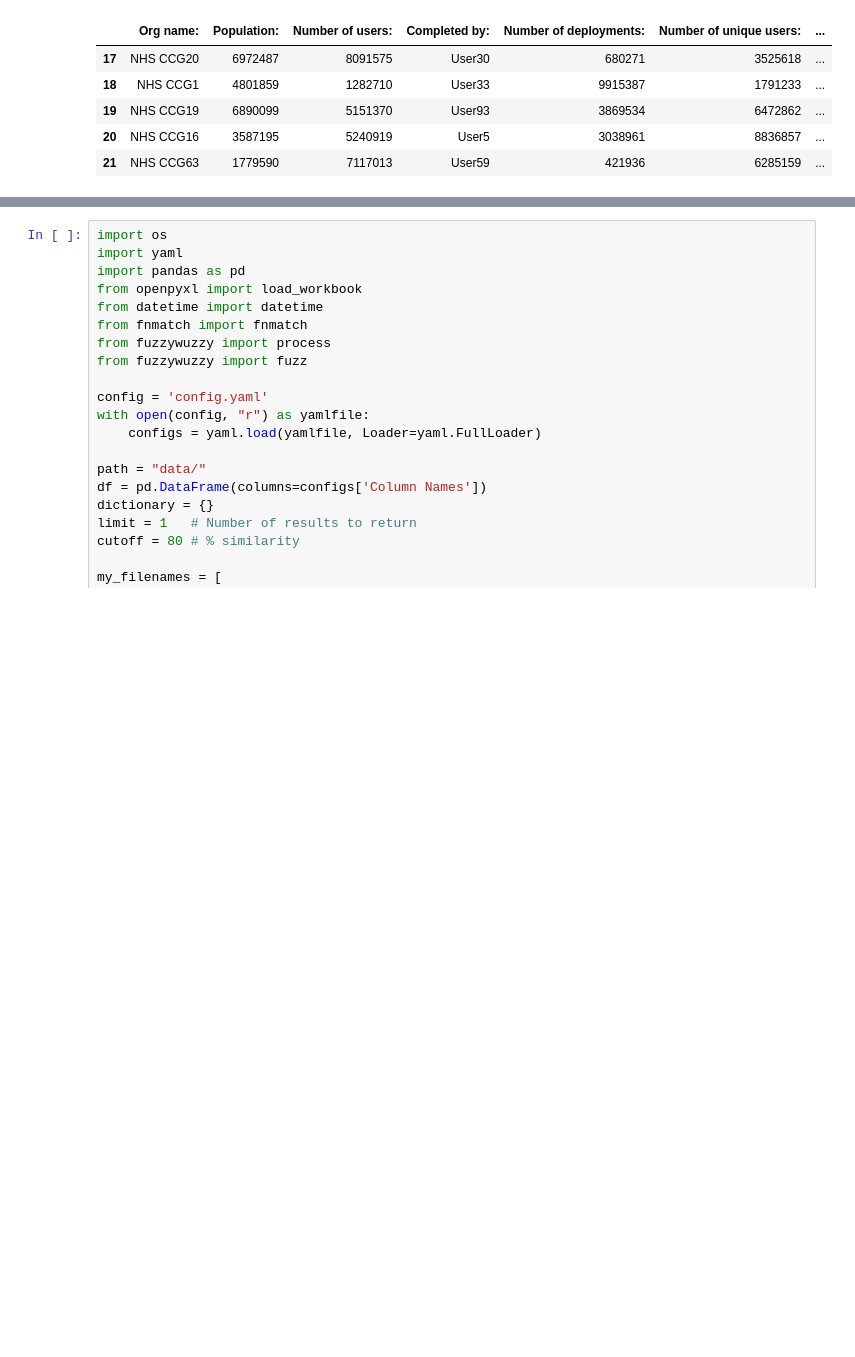
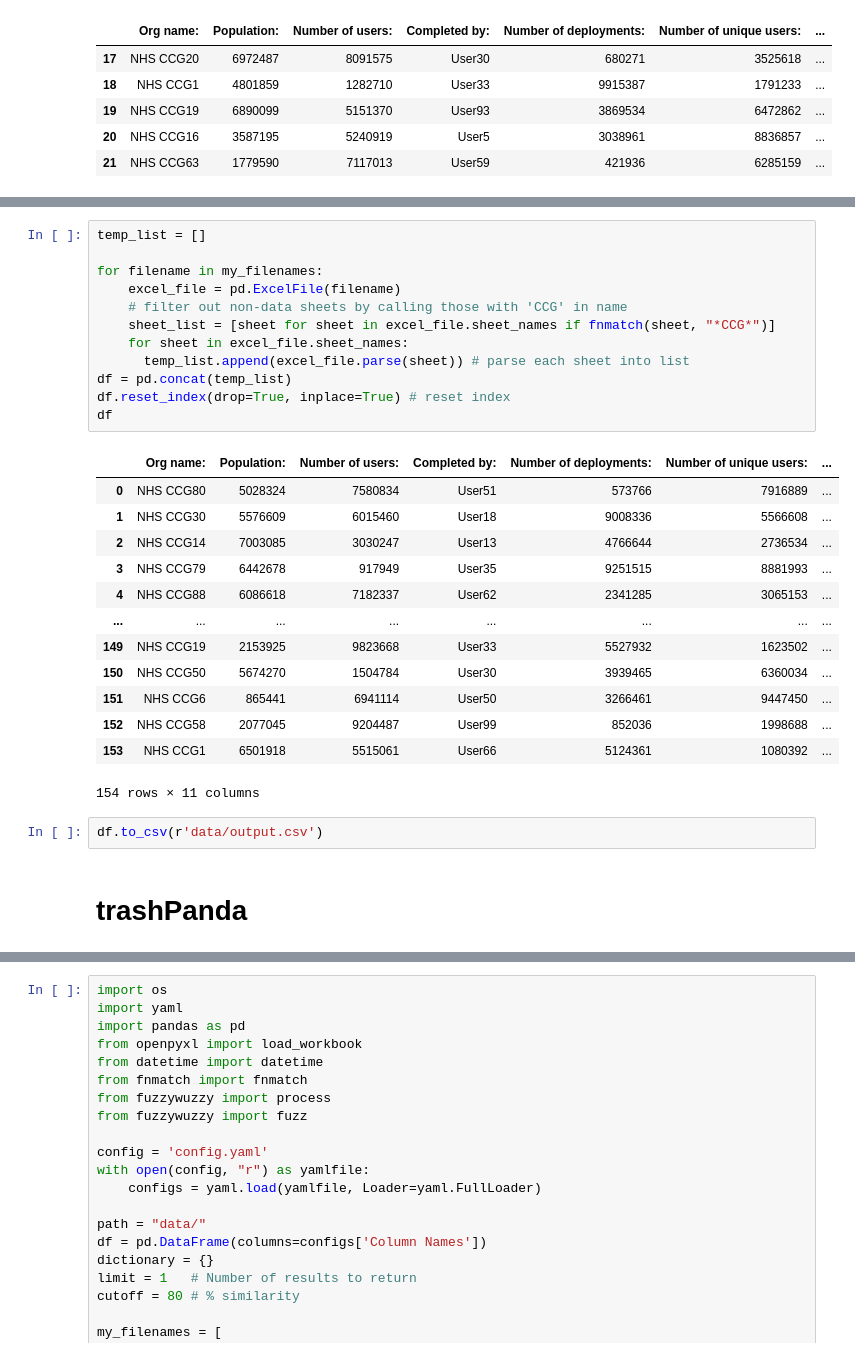
Before and after one commit to nhs-pycom/coding-club-trashPanda, a Jupyter notebook: coding-club_complete.ipynb, the cells around one changed output, grey strips where cells are left out. Drawn from its saved outputs; the diff is of its cells as text; blank space fills up the shorter version.

```diff
--- a/coding-club_complete.ipynb
+++ b/coding-club_complete.ipynb
@@ -181,0 +182,30 @@ all_df.tail()
+# %%
+temp_list = []
+
+for filename in my_filenames:
+    excel_file = pd.ExcelFile(filename)
+    # filter out non-data sheets by calling those with 'CCG' in name
+    sheet_list = [sheet for sheet in excel_file.sheet_names if fnmatch(sheet, "*CCG*")]
+    for sheet in excel_file.sheet_names:
+      temp_list.append(excel_file.parse(sheet)) # parse each sheet into list
+df = pd.concat(temp_list)
+df.reset_index(drop=True, inplace=True) # reset index
+df
+# %% [output]
+|  | Org name: | Population: | Number of users: | Completed by: | Number of deployments: | Number of unique users: | ... |
+| 0 | NHS CCG80 | 5028324 | 7580834 | User51 | 573766 | 7916889 | ... |
+| 1 | NHS CCG30 | 5576609 | 6015460 | User18 | 9008336 | 5566608 | ... |
+| 2 | NHS CCG14 | 7003085 | 3030247 | User13 | 4766644 | 2736534 | ... |
+| 3 | NHS CCG79 | 6442678 | 917949 | User35 | 9251515 | 8881993 | ... |
+| 4 | NHS CCG88 | 6086618 | 7182337 | User62 | 2341285 | 3065153 | ... |
+| ... | ... | ... | ... | ... | ... | ... | ... |
+| 149 | NHS CCG19 | 2153925 | 9823668 | User33 | 5527932 | 1623502 | ... |
+| 150 | NHS CCG50 | 5674270 | 1504784 | User30 | 3939465 | 6360034 | ... |
+| 151 | NHS CCG6 | 865441 | 6941114 | User50 | 3266461 | 9447450 | ... |
+| 152 | NHS CCG58 | 2077045 | 9204487 | User99 | 852036 | 1998688 | ... |
+| 153 | NHS CCG1 | 6501918 | 5515061 | User66 | 5124361 | 1080392 | ... |
+154 rows × 11 columns
+# %%
+df.to_csv(r'data/output.csv')
+# %% [markdown]
+# trashPanda
```
Also changed, not shown: parts of 15 cells of this notebook.
